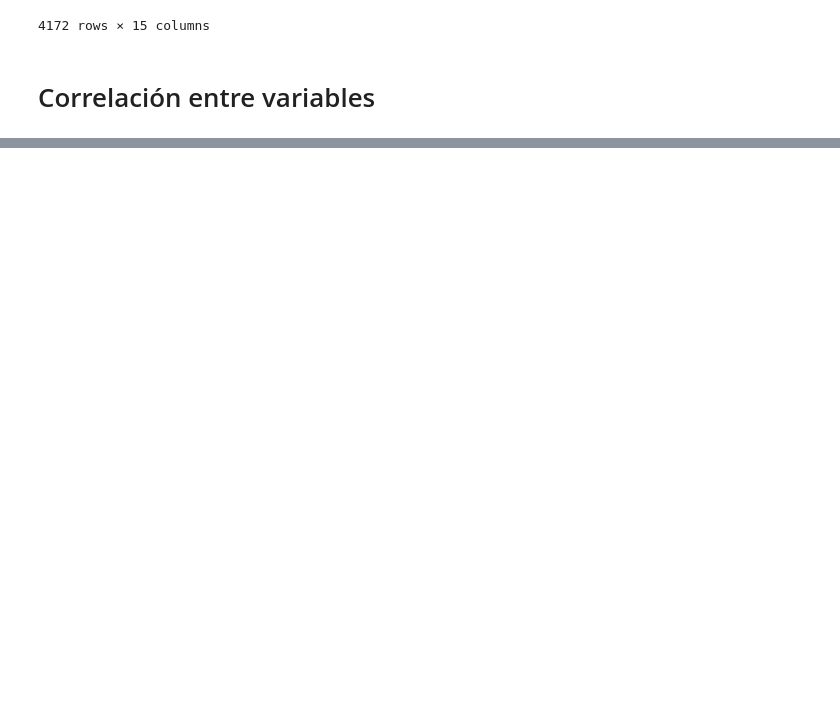
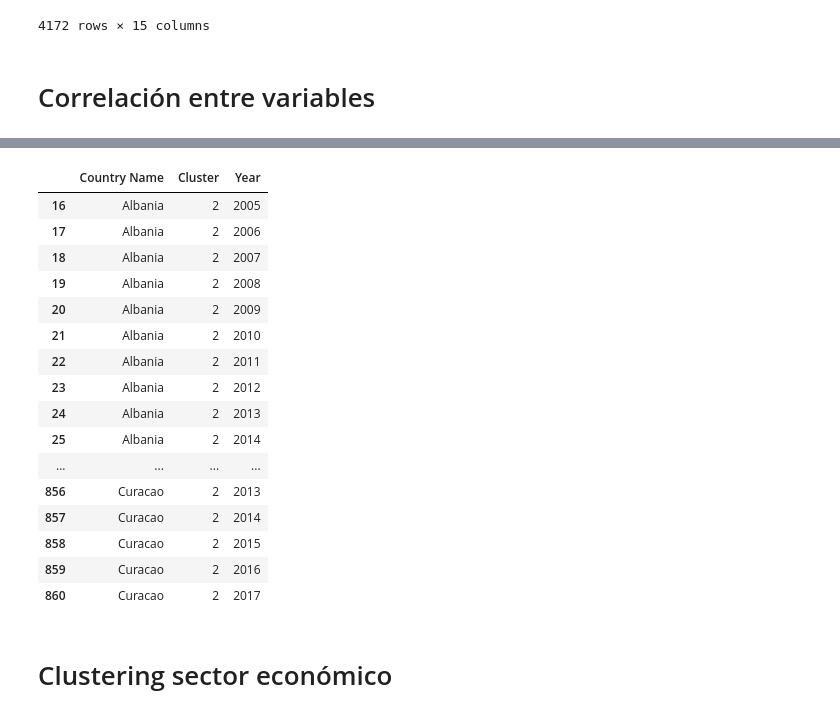
Before and after one commit to Aq202/uvg_mineria_proyecto1, a Jupyter notebook: proyecto_diego.ipynb, the cells around one changed output, grey strips where cells are left out. Saved outputs shown, nothing was run; the diff lists cells and outputs as text; code cells hidden in the pictures; blank space fills up the shorter version.

```diff
--- a/proyecto_diego.ipynb
+++ b/proyecto_diego.ipynb
@@ -135,0 +219,26 @@ correlation_matrix
+# %%
+clusters = kmeans.fit_predict(X)
+data_with_clusters = df_clean.copy()
+data_with_clusters["Cluster"] = clusters
+result = data_with_clusters.filter(["Country Name", "Cluster", "Year"]).copy()
+result.drop_duplicates().query("Cluster == 2")
+# %% [output]
+|  | Country Name | Cluster | Year |
+| 16 | Albania | 2 | 2005 |
+| 17 | Albania | 2 | 2006 |
+| 18 | Albania | 2 | 2007 |
+| 19 | Albania | 2 | 2008 |
+| 20 | Albania | 2 | 2009 |
+| 21 | Albania | 2 | 2010 |
+| 22 | Albania | 2 | 2011 |
+| 23 | Albania | 2 | 2012 |
+| 24 | Albania | 2 | 2013 |
+| 25 | Albania | 2 | 2014 |
+| ... | ... | ... | ... |
+| 856 | Curacao | 2 | 2013 |
+| 857 | Curacao | 2 | 2014 |
+| 858 | Curacao | 2 | 2015 |
+| 859 | Curacao | 2 | 2016 |
+| 860 | Curacao | 2 | 2017 |
+# %% [markdown]
+# Clustering sector económico
```
Also changed, not shown: parts of 13 cells of this notebook.
